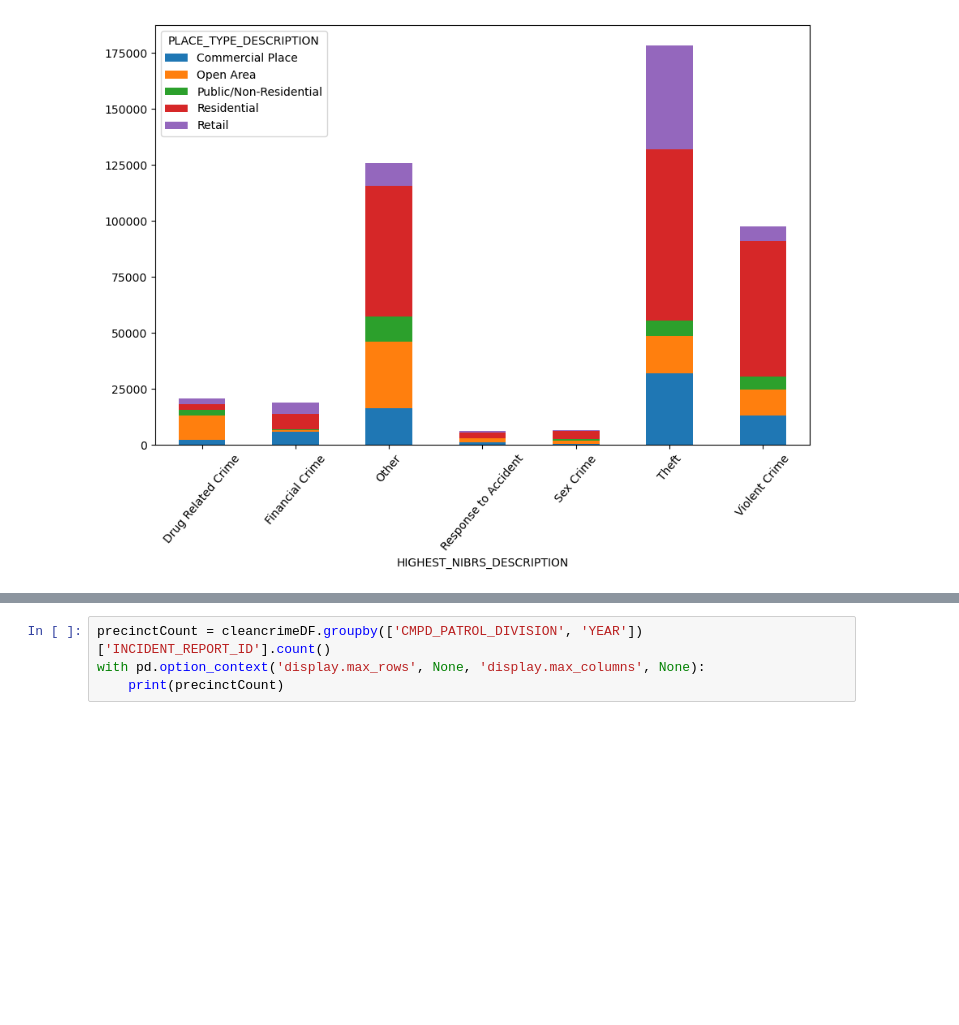
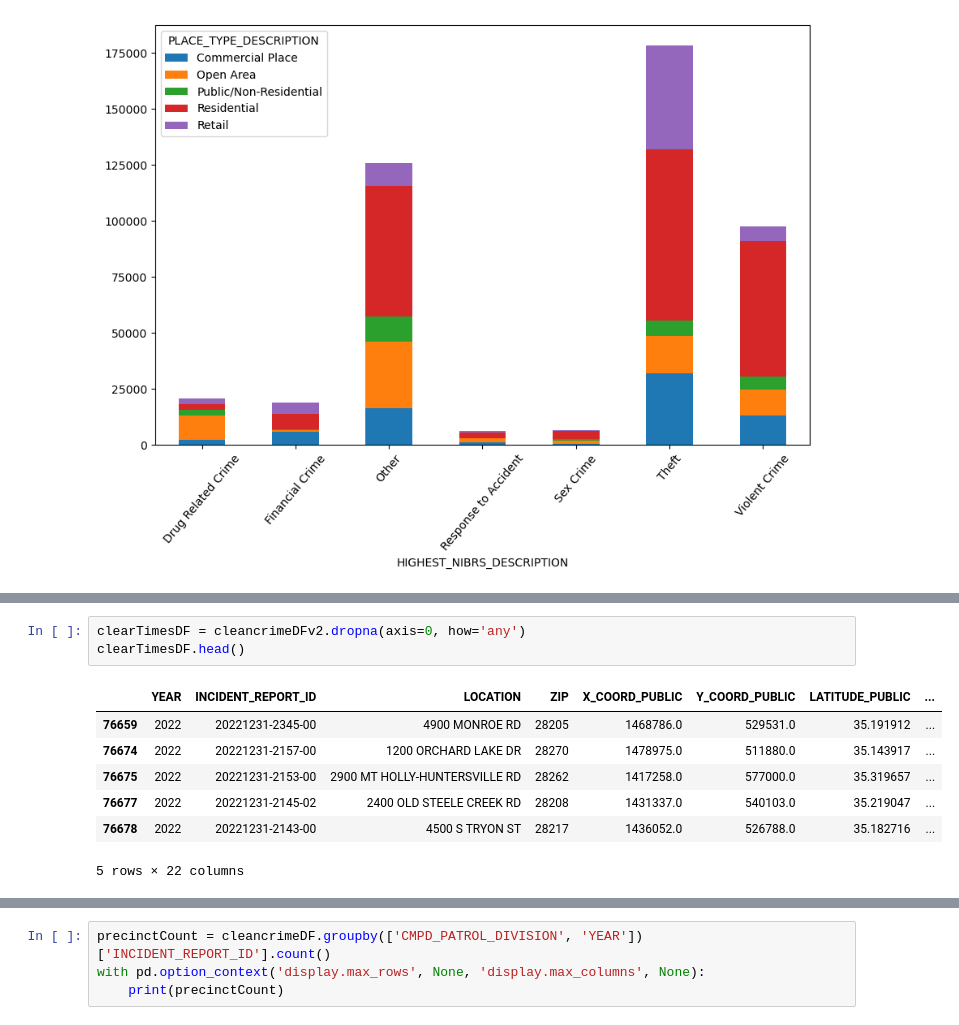
Before and after one commit to jdsouthern/bootcamp-project-1-EDA, a Jupyter notebook: Project 1/CMPD_Crime.ipynb, the cells around one changed output, grey strips where cells are left out. Drawn from its saved outputs; the diff is of its cells as text; blank space fills up the shorter version.

```diff
--- a/Project 1/CMPD_Crime.ipynb
+++ b/Project 1/CMPD_Crime.ipynb
@@ -177,0 +205,11 @@ plt.savefig('placeType18_22.png')
+# %%
+clearTimesDF = cleancrimeDFv2.dropna(axis=0, how='any')
+clearTimesDF.head()
+# %% [output]
+|  | YEAR | INCIDENT_REPORT_ID | LOCATION | ZIP | X_COORD_PUBLIC | Y_COORD_PUBLIC | LATITUDE_PUBLIC | ... |
+| 76659 | 2022 | 20221231-2345-00 | 4900 MONROE RD | 28205 | 1468786.0 | 529531.0 | 35.191912 | ... |
+| 76674 | 2022 | 20221231-2157-00 | 1200 ORCHARD LAKE DR | 28270 | 1478975.0 | 511880.0 | 35.143917 | ... |
+| 76675 | 2022 | 20221231-2153-00 | 2900 MT HOLLY-HUNTERSVILLE RD | 28262 | 1417258.0 | 577000.0 | 35.319657 | ... |
+| 76677 | 2022 | 20221231-2145-02 | 2400 OLD STEELE CREEK RD | 28208 | 1431337.0 | 540103.0 | 35.219047 | ... |
+| 76678 | 2022 | 20221231-2143-00 | 4500 S TRYON ST | 28217 | 1436052.0 | 526788.0 | 35.182716 | ... |
+5 rows × 22 columns
```
Also changed, not shown: parts of 7 cells of this notebook, 2 other files.
